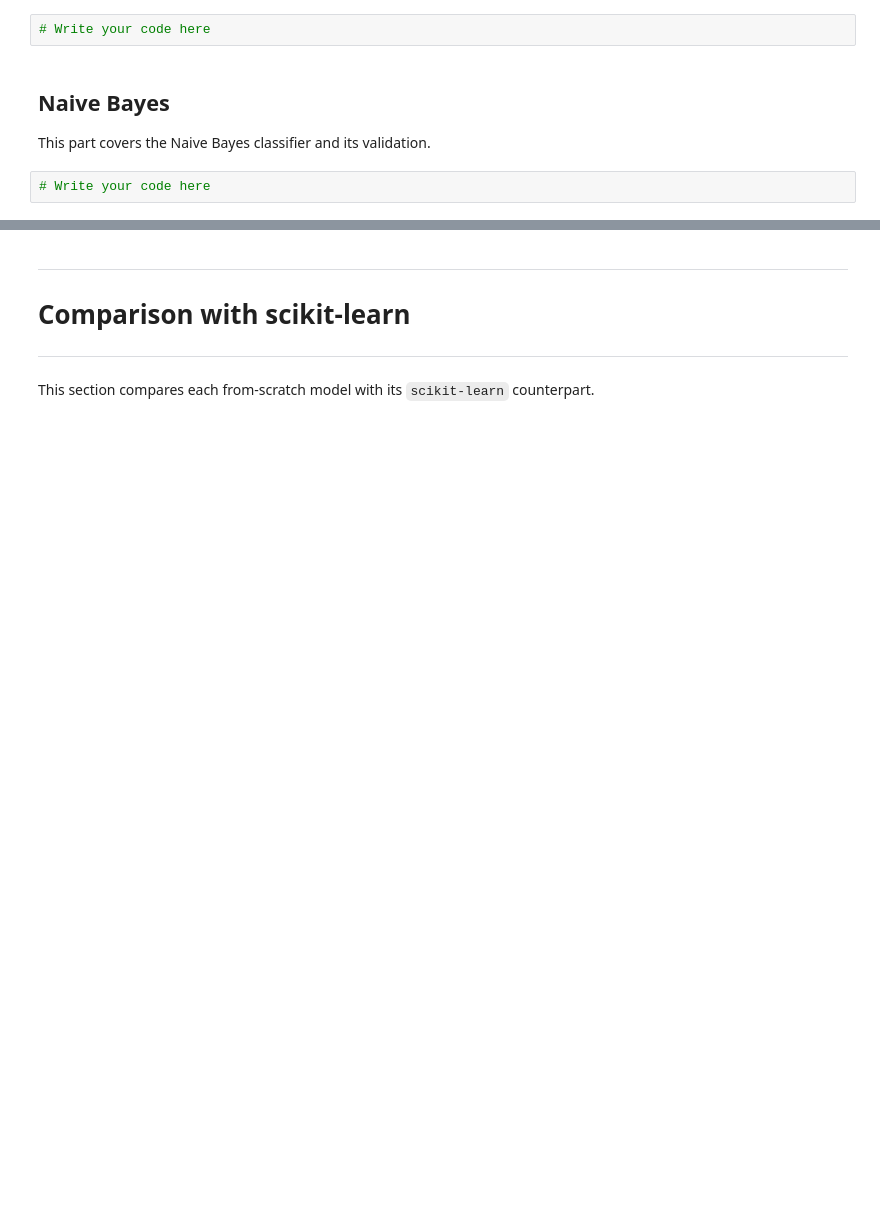
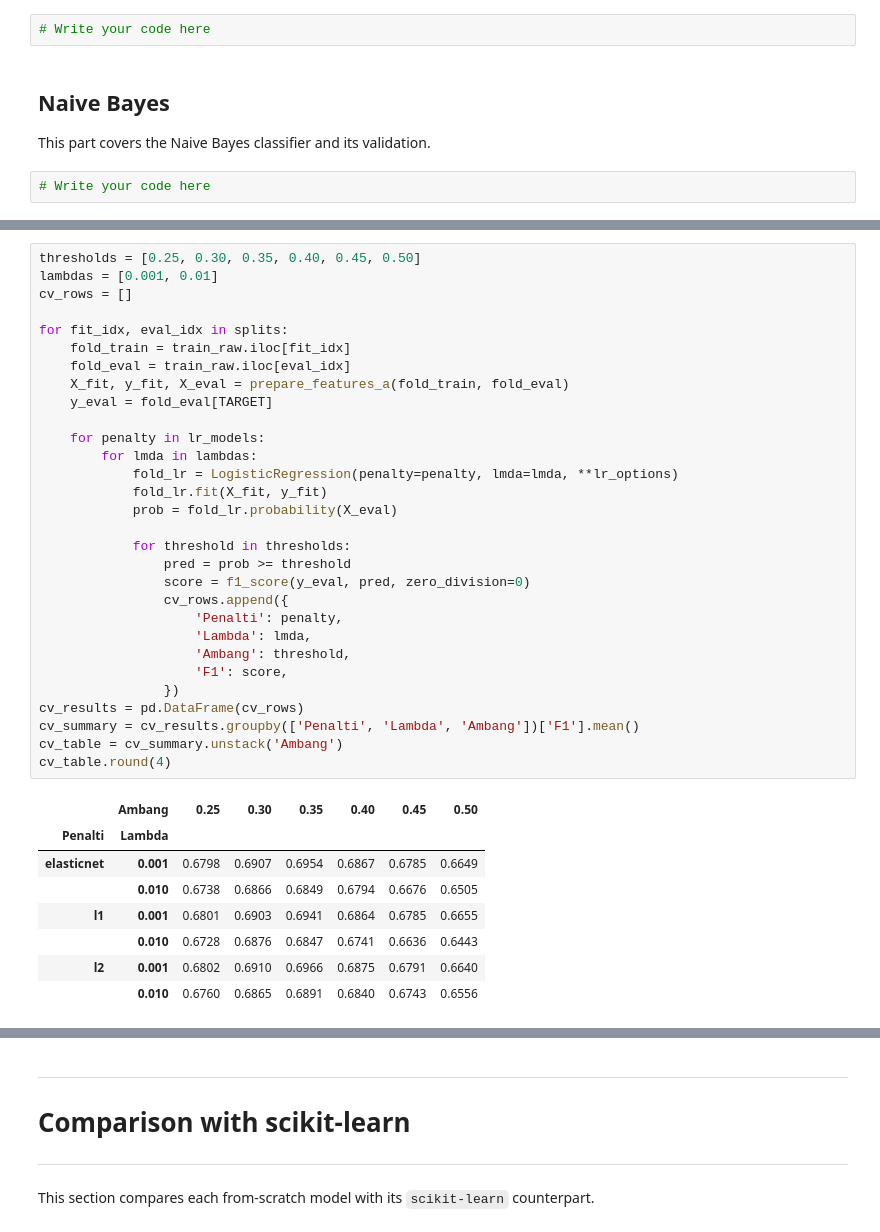
Before and after one commit to Hagon47/IF3170_G24_AyamNutellaBear, a Jupyter notebook: src/notebook/notebook.ipynb, the cells around one changed output, grey strips where cells are left out. Drawn from its saved outputs; the diff is of its cells as text; blank space fills up the shorter version.

```diff
--- a/src/notebook/notebook.ipynb
+++ b/src/notebook/notebook.ipynb
@@ -1075,0 +1257,39 @@ This part covers hyperparameter tuning, cross-validation, and further visualizat
+# %%
+thresholds = [0.25, 0.30, 0.35, 0.40, 0.45, 0.50]
+lambdas = [0.001, 0.01]
+cv_rows = []
+
+for fit_idx, eval_idx in splits:
+    fold_train = train_raw.iloc[fit_idx]
+    fold_eval = train_raw.iloc[eval_idx]
+    X_fit, y_fit, X_eval = prepare_features_a(fold_train, fold_eval)
+    y_eval = fold_eval[TARGET]
+
+    for penalty in lr_models:
+        for lmda in lambdas:
+            fold_lr = LogisticRegression(penalty=penalty, lmda=lmda, **lr_options)
+            fold_lr.fit(X_fit, y_fit)
+            prob = fold_lr.probability(X_eval)
+
+            for threshold in thresholds:
+                pred = prob >= threshold
+                score = f1_score(y_eval, pred, zero_division=0)
+                cv_rows.append({
+                    'Penalti': penalty,
+                    'Lambda': lmda,
+                    'Ambang': threshold,
+                    'F1': score,
+                })
+cv_results = pd.DataFrame(cv_rows)
+cv_summary = cv_results.groupby(['Penalti', 'Lambda', 'Ambang'])['F1'].mean()
+cv_table = cv_summary.unstack('Ambang')
+cv_table.round(4)
+# %% [output]
+|  | Ambang | 0.25 | 0.30 | 0.35 | 0.40 | 0.45 | 0.50 |
+| Penalti | Lambda |  |  |  |  |  |  |
+| elasticnet | 0.001 | 0.6798 | 0.6907 | 0.6954 | 0.6867 | 0.6785 | 0.6649 |
+|  | 0.010 | 0.6738 | 0.6866 | 0.6849 | 0.6794 | 0.6676 | 0.6505 |
+| l1 | 0.001 | 0.6801 | 0.6903 | 0.6941 | 0.6864 | 0.6785 | 0.6655 |
+|  | 0.010 | 0.6728 | 0.6876 | 0.6847 | 0.6741 | 0.6636 | 0.6443 |
+| l2 | 0.001 | 0.6802 | 0.6910 | 0.6966 | 0.6875 | 0.6791 | 0.6640 |
+|  | 0.010 | 0.6760 | 0.6865 | 0.6891 | 0.6840 | 0.6743 | 0.6556 |
```
Also changed, not shown: parts of 56 cells of this notebook, 1 other file.
